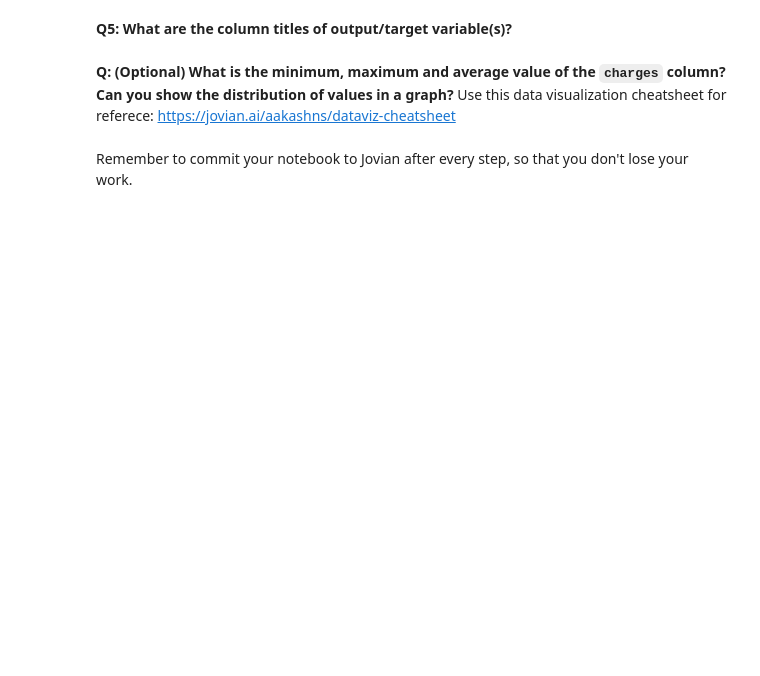
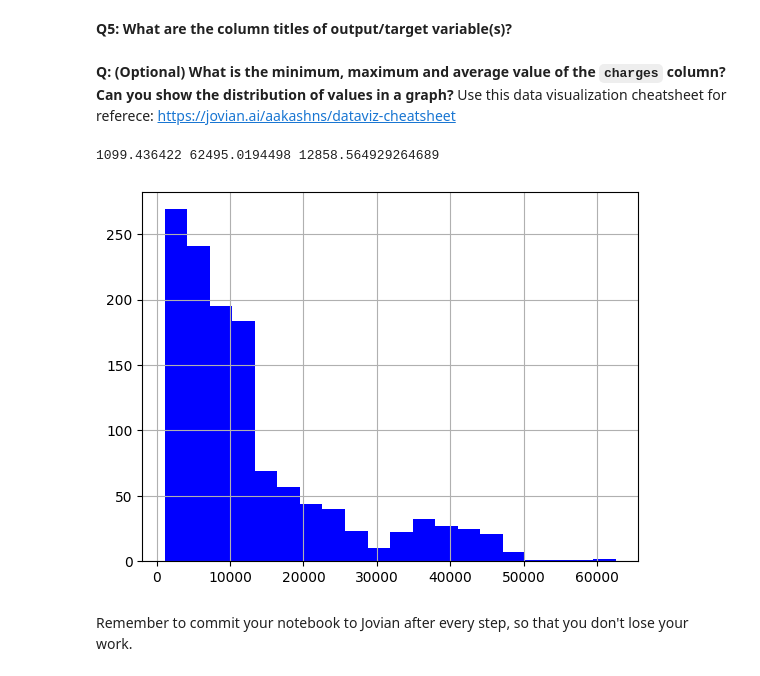
Before and after one commit to coder7475/linear_regression_insurance, a Jupyter notebook: 02_insurance_linear.ipynb, the cells around one changed output. Cells and saved outputs as stored; diff of their text form; code cells hidden in the pictures; blank space fills up the shorter version.

```diff
--- a/02_insurance_linear.ipynb
+++ b/02_insurance_linear.ipynb
@@ -72,7 +84,7 @@ dataframe_raw.head()
 # %% [markdown]
 We're going to do a slight customization of the data, so that you every participant receives a slightly different version of the dataset. Fill in your name below as a string (enter at least 5 characters)
 # %%
-your_name = ??? # at least 5 characters
+your_name = 'Robiul' # at least 5 characters
 # %% [markdown]
 The `customize_dataset` function will customize the dataset slightly using your name as a source of random numbers.
 # %%
@@ -126,3 +154,17 @@ Use this data visualization cheatsheet for referece: https://jovian.ai/aakashns/
+# %%
+# Write your answer here
+min_val = dataframe['charges'].min()
+max_val = dataframe['charges'].max()
+mean_val = dataframe['charges'].mean()
+print(min_val, max_val, mean_val)
+# Create a histogram with 20 bins and blue bars
+dataframe['charges'].hist(bins=20, color='blue')
+
+# Display the plot
+plt.show()
+# %% [output]
+1099.436422 62495.0194498 12858.564929264689
+[figure, added]
 # %% [markdown]
 Remember to commit your notebook to Jovian after every step, so that you don't lose your work.
 # %%
```
Also changed, not shown: parts of 39 cells of this notebook.
